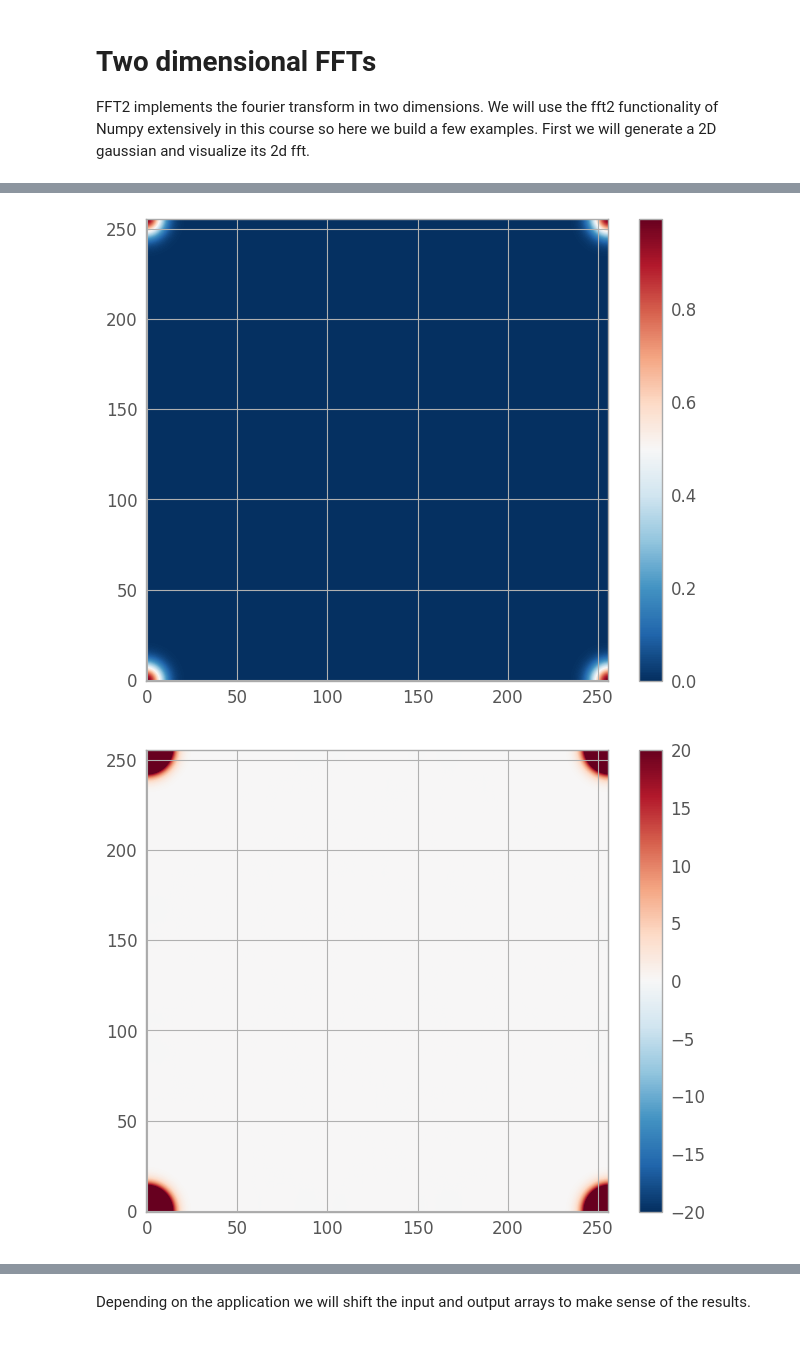
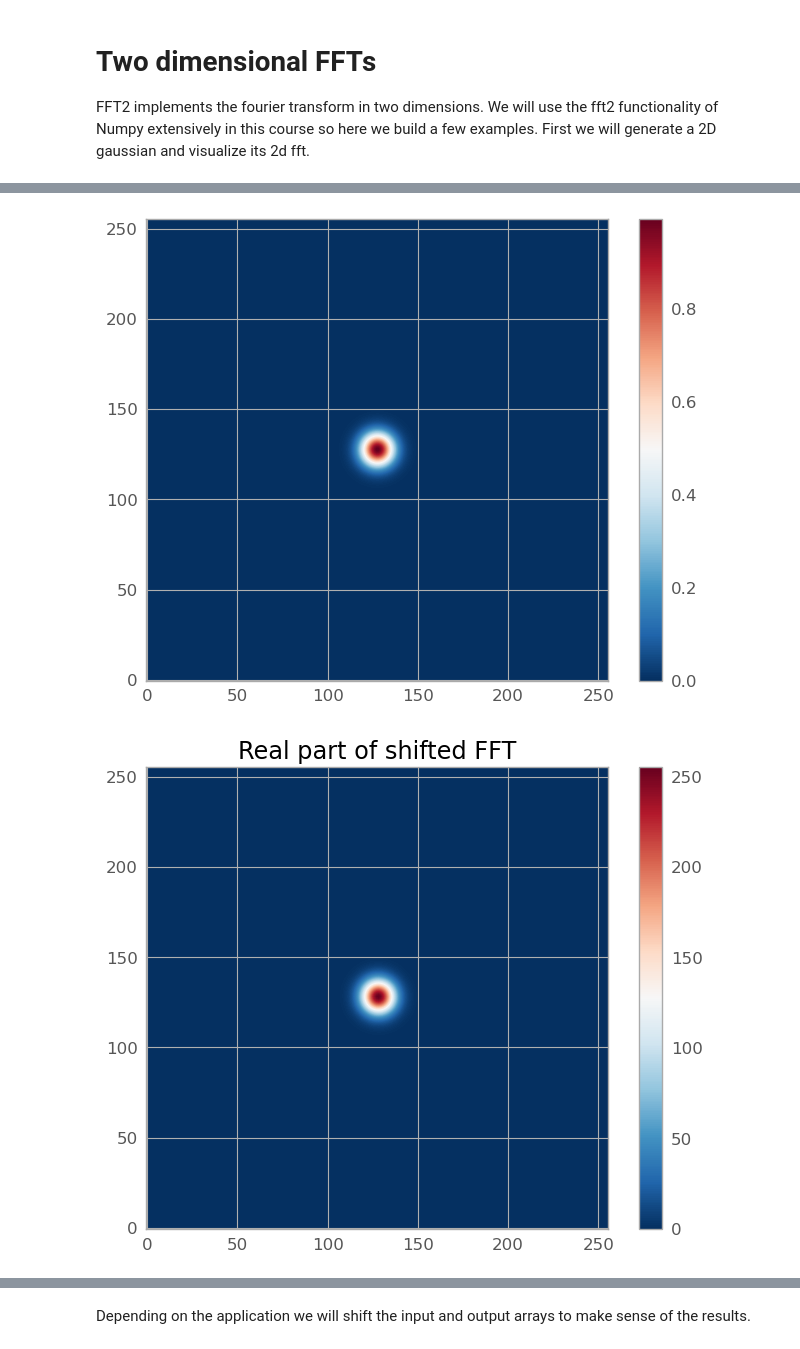
Before and after one commit to giuspugl/astrophysics_lab, a Jupyter notebook: lesson3/FFTs.ipynb, the cells around one changed output, grey strips where cells are left out. Cells and saved outputs as stored; diff of their text form; code cells hidden in the pictures.

```diff
--- a/lesson3/FFTs.ipynb
+++ b/lesson3/FFTs.ipynb
@@ -345,16 +366,19 @@ Here we illustrate this with the following examples.  First we shift the input a
 # %%
-pl.imshow(np.fft.fftshift(gaussian_2d), interpolation='bilinear', origin='lower',cmap=cmap.RdBu_r)
+pl.imshow((gaussian_2d), interpolation='bilinear', origin='lower',cmap=cmap.RdBu_r)
 plt.colorbar()
+
 pl.show()
 fft_ga_2d = np.fft.fft2(np.fft.fftshift(gaussian_2d))  ## calcualte the 2d FFT of our gaussian
-im = pl.imshow(np.real(fft_ga_2d), interpolation='bilinear', origin='lower',cmap=cmap.RdBu_r)
+im = pl.imshow(np.fft.fftshift(np.real(fft_ga_2d)), interpolation='bilinear', origin='lower',cmap=cmap.RdBu_r)
+#im.set_clim(-20,20)
+plt.colorbar()
+plt.title('Real part of shifted FFT')
+pl.show()
+im = pl.imshow(np.fft.fftshift(np.imag(fft_ga_2d)), interpolation='bilinear', origin='lower',cmap=cmap.RdBu_r)
 im.set_clim(-20,20)
 plt.colorbar()
+plt.title('Imag part of shifted FFT')
 pl.show()
-im = pl.imshow(np.imag(fft_ga_2d), interpolation='bilinear', origin='lower',cmap=cmap.RdBu_r)
-im.set_clim(-20,20)
-plt.colorbar()
-pl.show()
 # %% [output]
-[figure, old version]
+[figure, new version]
-[figure, old version]
+[figure, new version]
```
Also changed, not shown: parts of 33 cells of this notebook, 1 other file.
